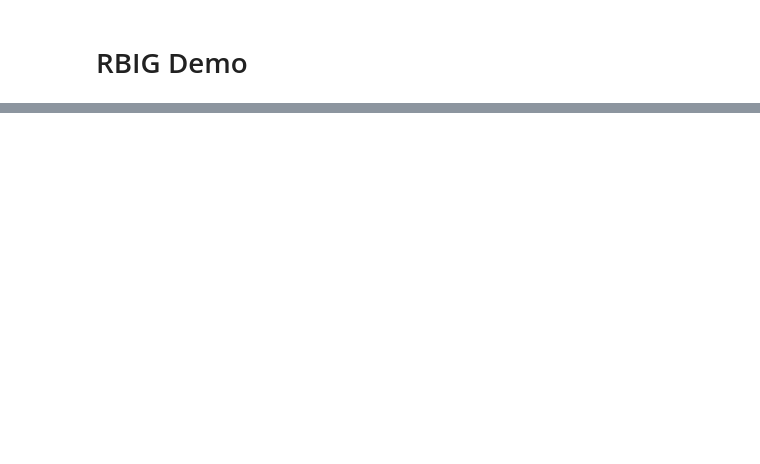
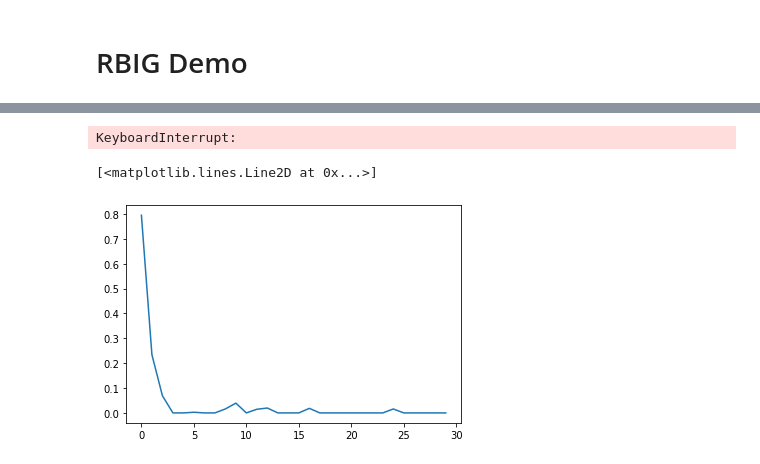
Before and after one commit to IPL-UV/rbig, a Jupyter notebook: notebooks/rbig_demo.ipynb, the cells around one changed output, grey strips where cells are left out. Cells and saved outputs as stored; diff of their text form; code cells hidden in the pictures; blank space fills up the shorter version.

```diff
--- a/notebooks/rbig_demo.ipynb
+++ b/notebooks/rbig_demo.ipynb
@@ -296,0 +50,9 @@ plt.plot(np.cumsum(rbig_model.residual_info))
+# %%
+gf_model = train_rbig_info_loss(train_data, max_layers=1_000, zero_tolerance=10)
+# %% [output]
+KeyboardInterrupt:
+# %%
+plt.plot(gf_model.info_loss)
+# %% [output]
+[<matplotlib.lines.Line2D at 0x...>]
+[figure, added]
```
Also changed, not shown: parts of 48 cells of this notebook, 11 other files.
